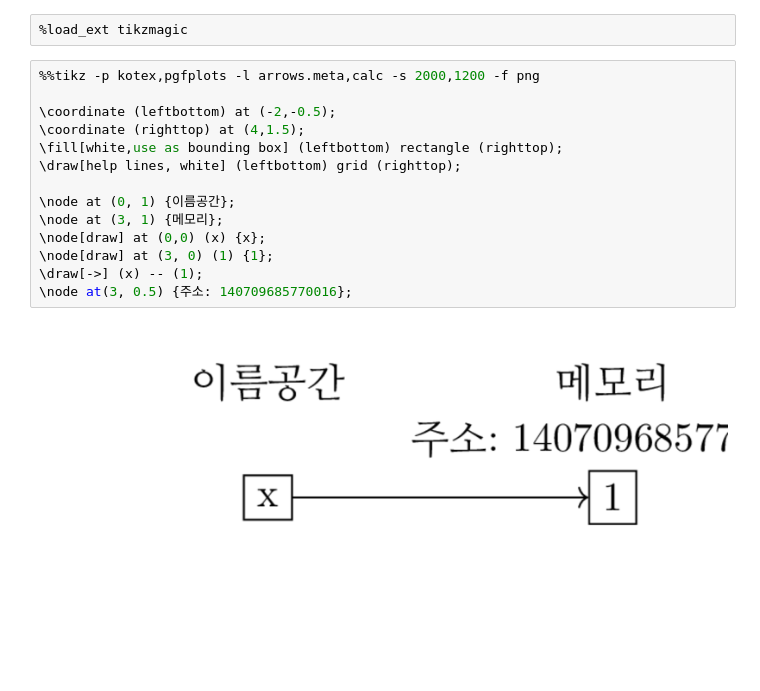
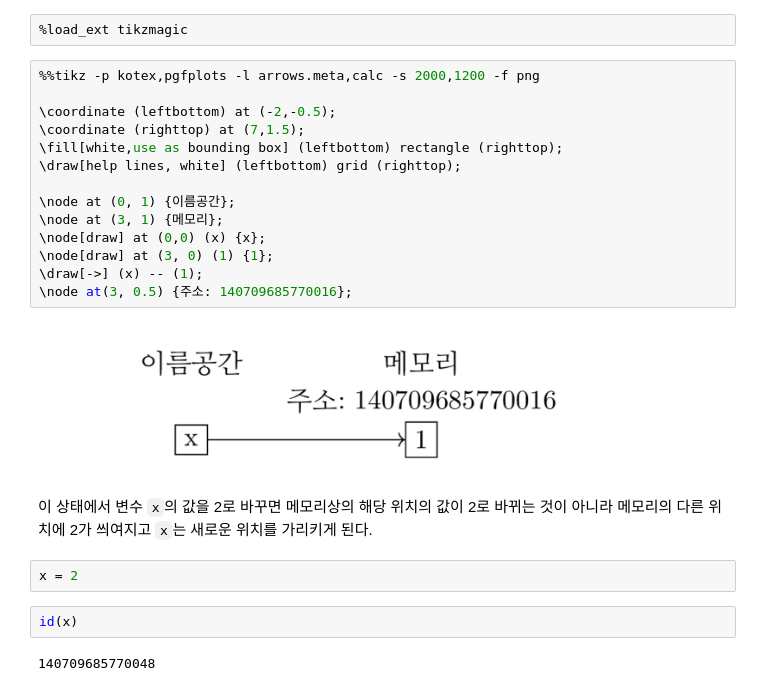
Before and after one commit to datascienceschool/book, a Jupyter notebook: _sources/01 python/02.14 파이썬의 자료형.ipynb, the cells around one changed output. Drawn from its saved outputs; the diff is of its cells as text; blank space fills up the shorter version.

```diff
--- a/_sources/01 python/02.14 파이썬의 자료형.ipynb
+++ b/_sources/01 python/02.14 파이썬의 자료형.ipynb
@@ -171,16 +171,24 @@ id(x)
 # %%
 %%tikz -p kotex,pgfplots -l arrows.meta,calc -s 2000,1200 -f png
 
 \coordinate (leftbottom) at (-2,-0.5);
-\coordinate (righttop) at (4,1.5);
+\coordinate (righttop) at (7,1.5);
 \fill[white,use as bounding box] (leftbottom) rectangle (righttop);
 \draw[help lines, white] (leftbottom) grid (righttop);
 
 \node at (0, 1) {이름공간};
 \node at (3, 1) {메모리};
 \node[draw] at (0,0) (x) {x};
 \node[draw] at (3, 0) (1) {1};
 \draw[->] (x) -- (1);
 \node at(3, 0.5) {주소: 140709685770016};
 # %% [output]
-[figure, old version]
+[figure, new version]
+# %% [markdown]
+이 상태에서 변수 `x`의 값을 2로 바꾸면 메모리상의 해당 위치의 값이 2로 바뀌는 것이 아니라 메모리의 다른 위치에 2가 씌여지고 `x`는 새로운 위치를 가리키게 된다.
+# %%
+x = 2
+# %%
+id(x)
+# %% [output]
+140709685770048
```
Also changed, not shown: parts of 1 cell of this notebook, 4 other files.
